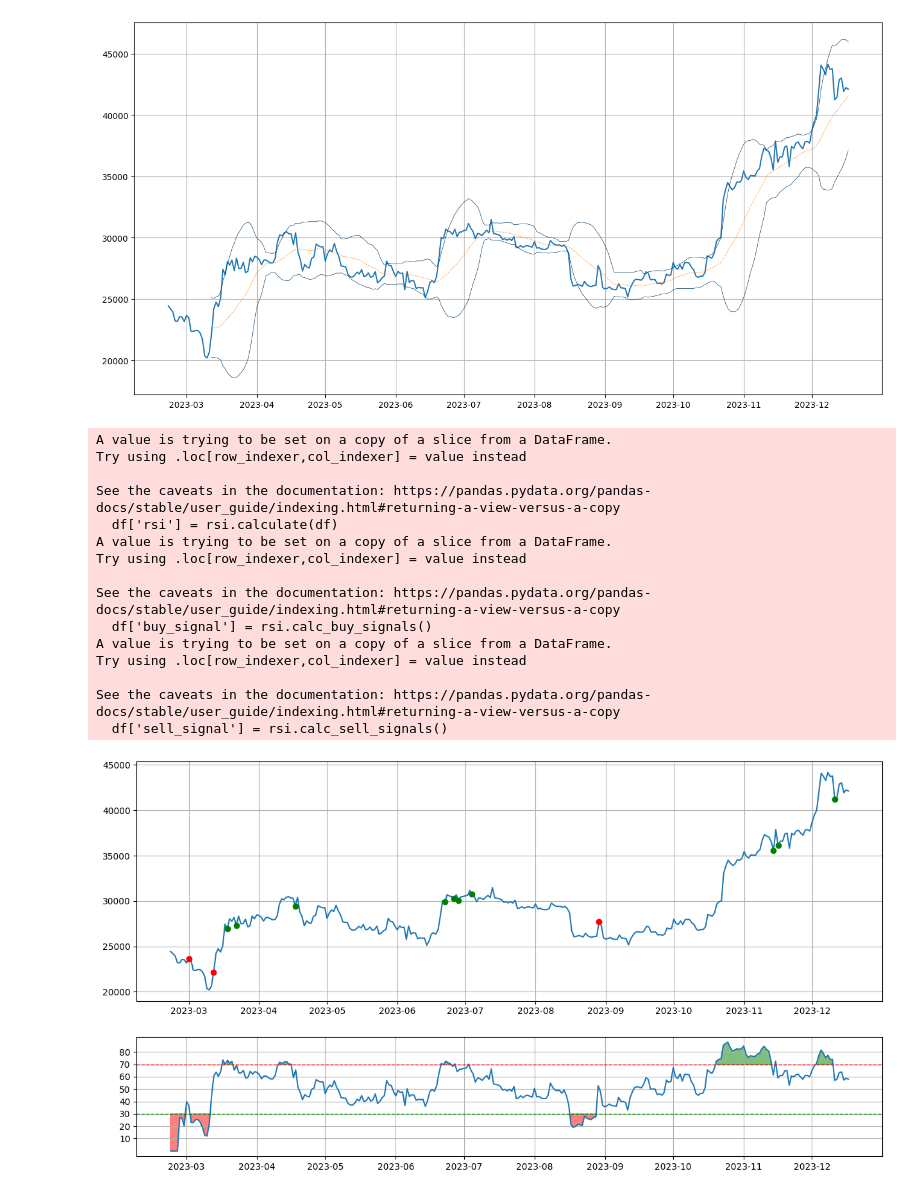
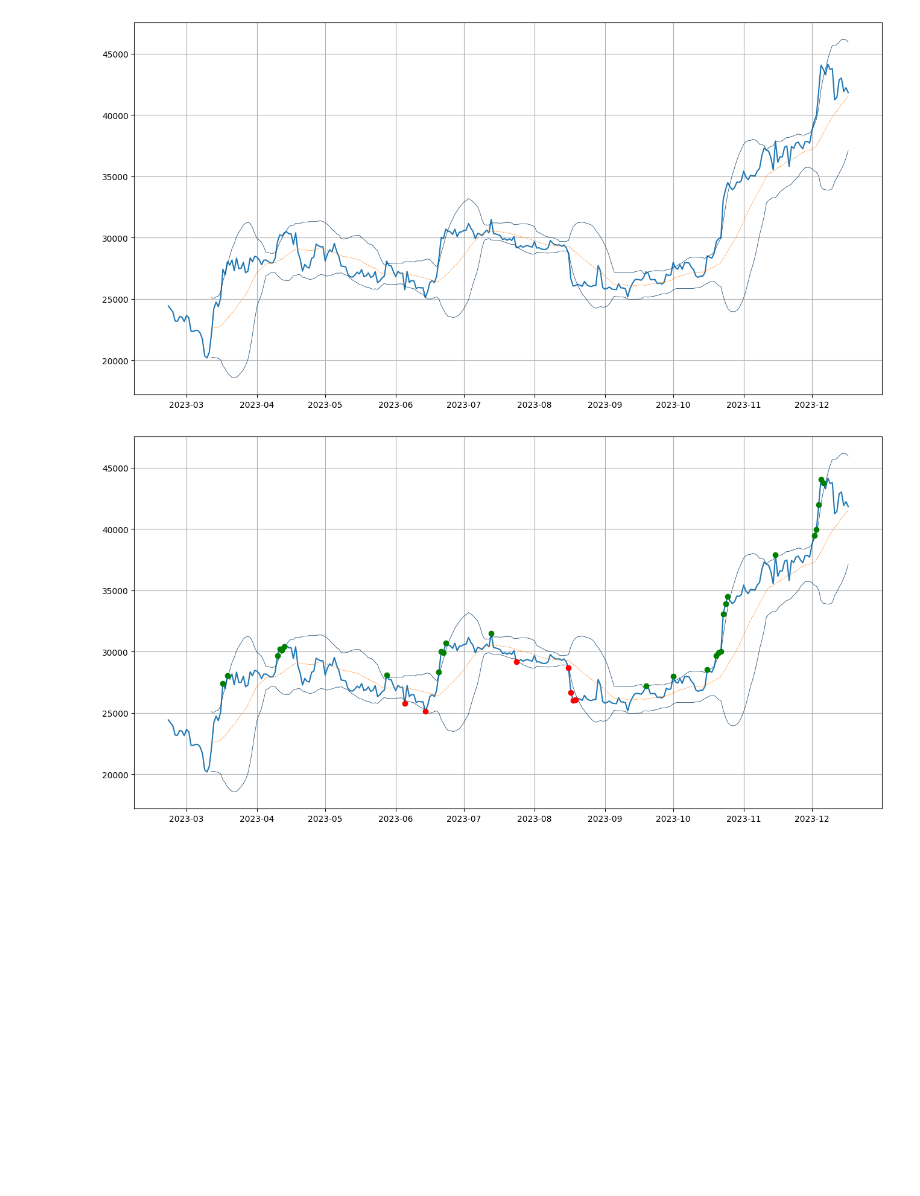
Before and after one commit to AlejandroDaneri/trabajo-profesional-fiuba, a Jupyter notebook: tests_indicators/bbands.ipynb, the cells around one changed output. Cells and saved outputs as stored; diff of their text form; code cells hidden in the pictures; blank space fills up the shorter version.

Commit message:
Agrego los buy y sell signals

```diff
--- a/tests_indicators/bbands.ipynb
+++ b/tests_indicators/bbands.ipynb
@@ -19,47 +19,23 @@ bbands.calculate(df)
 bbands.plot()
 # %% [output]
 [figure]
-# %%
-import matplotlib.pyplot as plt
-
-# Armo los dos subgráficos con subplots
-# figsize: Es la dimensión de toda la figura, que contiene los subgráficos
-# nrows: Es la cantidad de subgráficos
-# height_ratios: Se coloca la proporción de alturas entre los subgráficos (la cantidad de elementos debe coincidir con las nrows ingresadas)
-fig, ax = plt.subplots(figsize=(15,8), nrows=2, gridspec_kw={'height_ratios' : [2,1]})
-
-df['rsi'] = rsi.calculate(df)
-df['buy_signal'] = rsi.calc_buy_signals()
-df['sell_signal'] = rsi.calc_sell_signals()
-buySignals = df[df['buy_signal'] == 1]
-sellSignals = df[df['sell_signal'] == 1]
-
-ax[0].plot(df.index, df.Close)
-ax[0].plot(buySignals.index, buySignals.Close, 'o', color='red')
-ax[0].plot(sellSignals.index, sellSignals.Close, 'o', color='green')
-ax[0].grid()
-
-ax[1].plot(df.index, df.rsi)
-ax[1].set_yticks(range(10,90,10))
-ax[1].axhline(30, linestyle='--', linewidth=1, color='green')
-ax[1].axhline(70, linestyle='--', linewidth=1, color='red')
-ax[1].fill_between(df.index, df.rsi, 70, where=df.rsi>70, alpha=0.5, color='green')
-ax[1].fill_between(df.index, df.rsi, 30, where=df.rsi<30, alpha=0.5, color='red')
-ax[1].grid()
-# %% [output]
-A value is trying to be set on a copy of a slice from a DataFrame.
-Try using .loc[row_indexer,col_indexer] = value instead
-
-See the caveats in the documentation: https://pandas.pydata.org/pandas-docs/stable/user_guide/indexing.html#returning-a-view-versus-a-copy
-  df['rsi'] = rsi.calculate(df)
-A value is trying to be set on a copy of a slice from a DataFrame.
-Try using .loc[row_indexer,col_indexer] = value instead
-
-See the caveats in the documentation: https://pandas.pydata.org/pandas-docs/stable/user_guide/indexing.html#returning-a-view-versus-a-copy
-  df['buy_signal'] = rsi.calc_buy_signals()
-A value is trying to be set on a copy of a slice from a DataFrame.
-Try using .loc[row_indexer,col_indexer] = value instead
-
-See the caveats in the documentation: https://pandas.pydata.org/pandas-docs/stable/user_guide/indexing.html#returning-a-view-versus-a-copy
-  df['sell_signal'] = rsi.calc_sell_signals()
-[figure, removed]
+# %%
+import matplotlib.pyplot as plt
+
+new_df = bbands.calculate(df)
+new_df['buy_signal'] = bbands.calc_buy_signals()
+new_df['sell_signal'] = bbands.calc_sell_signals()
+buySignals = new_df[new_df['buy_signal'] == 1]
+sellSignals = new_df[new_df['sell_signal'] == 1]
+
+fig = plt.figure()
+fig.set_size_inches(16, 8)
+plt.plot(new_df.index, new_df.Close)
+plt.plot(new_df.index, new_df.LowerBand, linewidth = 0.5, color = "#033660")
+plt.plot(new_df.index, new_df.UpperBand, linewidth = 0.5, color = "#033660")
+plt.plot(new_df.index, new_df.MidBand, linewidth = 0.5, linestyle = "dashed")
+plt.plot(buySignals.index, buySignals.Close, 'o', color='red')
+plt.plot(sellSignals.index, sellSignals.Close, 'o', color='green')
+plt.grid()
+# %% [output]
+[figure, added]
```
Also changed, not shown: 1 other file.
